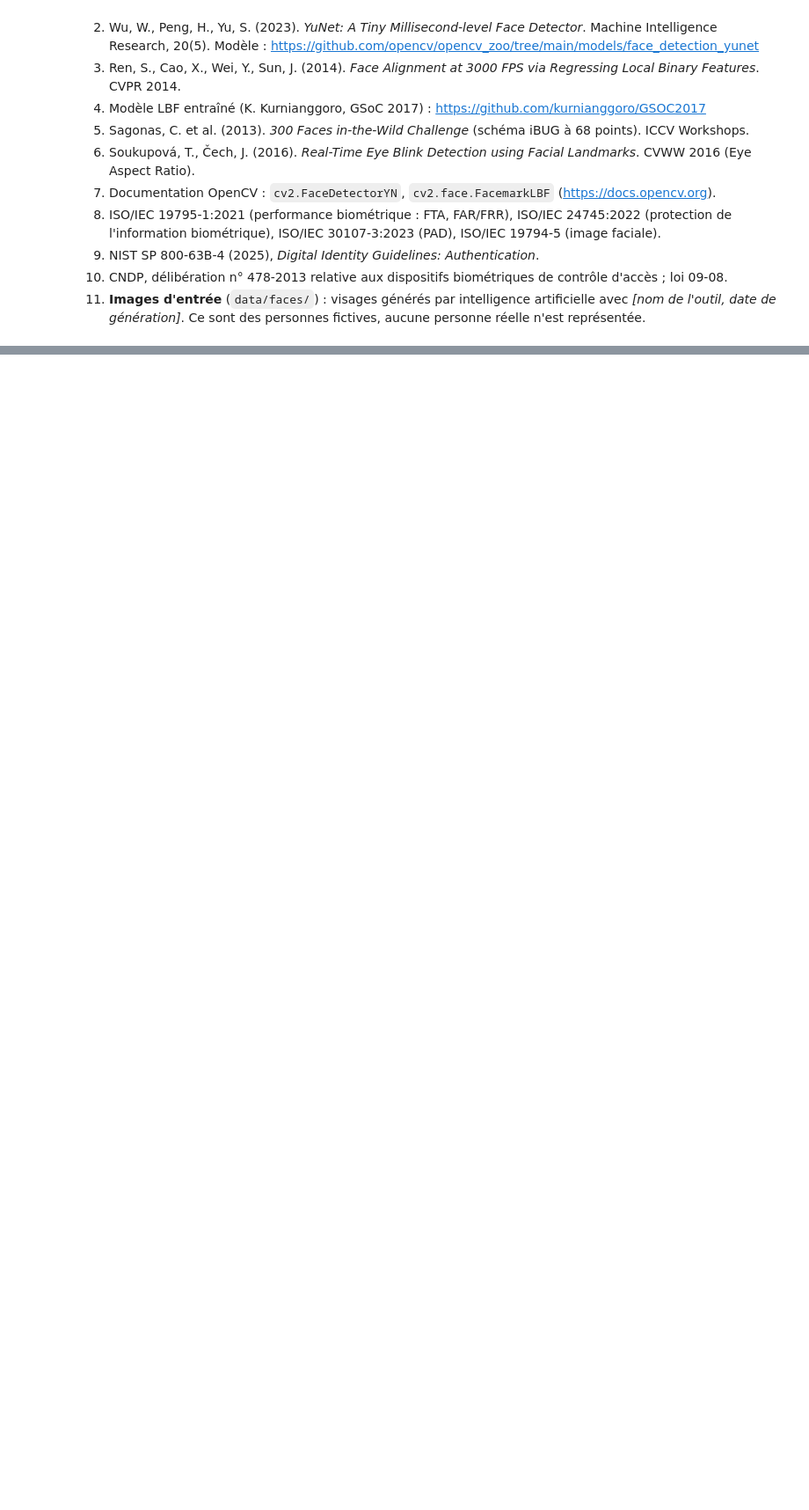
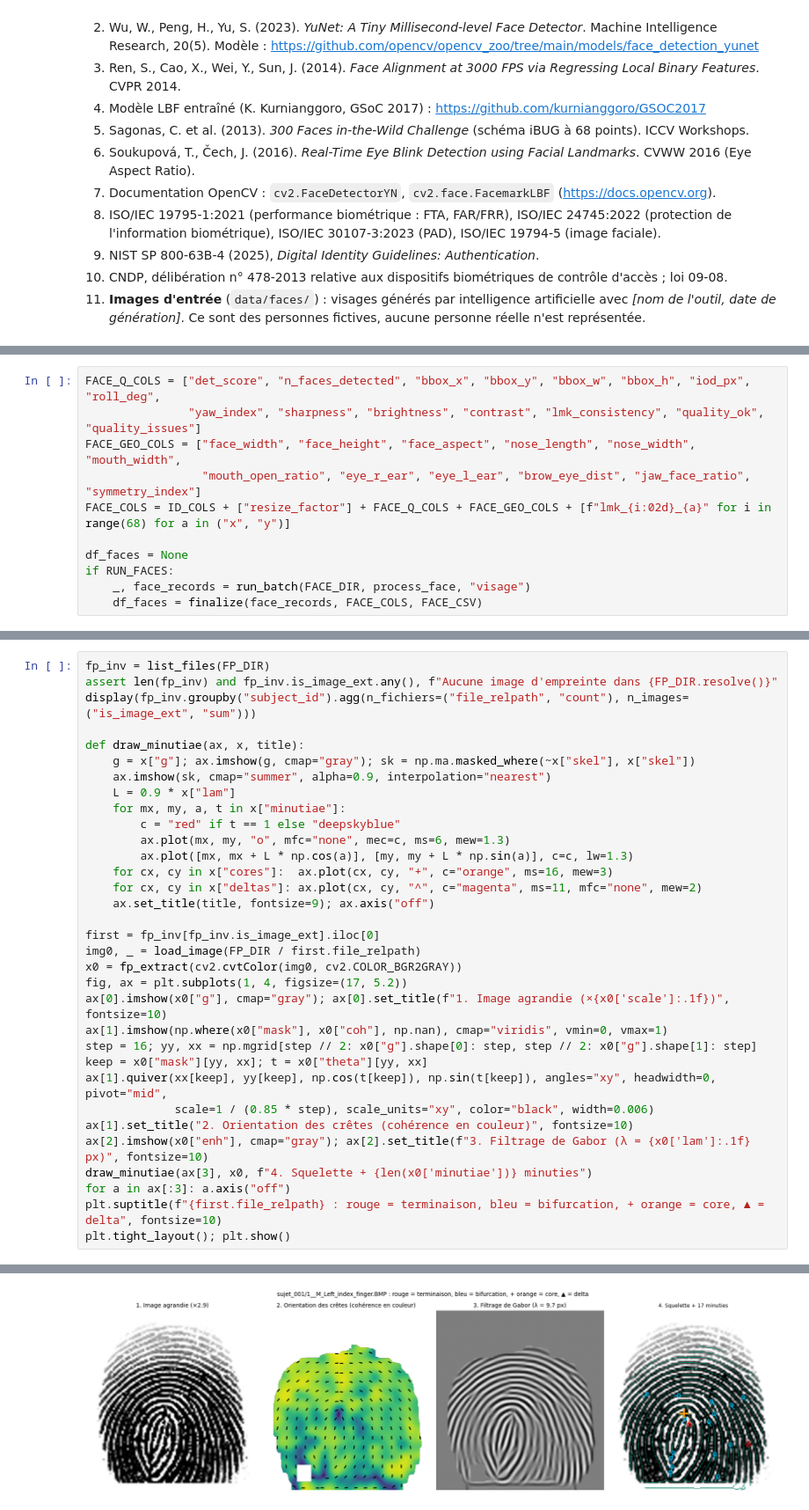
Before and after one commit to zoubeiraouchar13-creator/Facial-Biometric-Landmark-Detection-Feature-Extraction, a Jupyter notebook: tp2_biometrie_v1.0.0.ipynb, the cells around one changed output, grey strips where cells are left out. Shown at 88% size. Saved outputs shown, nothing was run; the diff lists cells and outputs as text; blank space fills up the shorter version.

```diff
--- a/tp2_biometrie_v1.0.0.ipynb
+++ b/tp2_biometrie_v1.0.0.ipynb
@@ -863,0 +1445,11 @@ Le pipeline parcourt automatiquement les dossiers, traite chaque fichier sans s'
+# %%
+FACE_Q_COLS = ["det_score", "n_faces_detected", "bbox_x", "bbox_y", "bbox_w", "bbox_h", "iod_px", "roll_deg",
+               "yaw_index", "sharpness", "brightness", "contrast", "lmk_consistency", "quality_ok", "quality_issues"]
+FACE_GEO_COLS = ["face_width", "face_height", "face_aspect", "nose_length", "nose_width", "mouth_width",
+                 "mouth_open_ratio", "eye_r_ear", "eye_l_ear", "brow_eye_dist", "jaw_face_ratio", "symmetry_index"]
+FACE_COLS = ID_COLS + ["resize_factor"] + FACE_Q_COLS + FACE_GEO_COLS + [f"lmk_{i:02d}_{a}" for i in range(68) for a in ("x", "y")]
+
+df_faces = None
+if RUN_FACES:
+    _, face_records = run_batch(FACE_DIR, process_face, "visage")
+    df_faces = finalize(face_records, FACE_COLS, FACE_CSV)
@@ -863,0 +1823,34 @@ Le pipeline parcourt automatiquement les dossiers, traite chaque fichier sans s'
+# %%
+fp_inv = list_files(FP_DIR)
+assert len(fp_inv) and fp_inv.is_image_ext.any(), f"Aucune image d'empreinte dans {FP_DIR.resolve()}"
+display(fp_inv.groupby("subject_id").agg(n_fichiers=("file_relpath", "count"), n_images=("is_image_ext", "sum")))
+
+def draw_minutiae(ax, x, title):
+    g = x["g"]; ax.imshow(g, cmap="gray"); sk = np.ma.masked_where(~x["skel"], x["skel"])
+    ax.imshow(sk, cmap="summer", alpha=0.9, interpolation="nearest")
+    L = 0.9 * x["lam"]
+    for mx, my, a, t in x["minutiae"]:
+        c = "red" if t == 1 else "deepskyblue"
+        ax.plot(mx, my, "o", mfc="none", mec=c, ms=6, mew=1.3)
+        ax.plot([mx, mx + L * np.cos(a)], [my, my + L * np.sin(a)], c=c, lw=1.3)
+    for cx, cy in x["cores"]:  ax.plot(cx, cy, "+", c="orange", ms=16, mew=3)
+    for cx, cy in x["deltas"]: ax.plot(cx, cy, "^", c="magenta", ms=11, mfc="none", mew=2)
+    ax.set_title(title, fontsize=9); ax.axis("off")
+
+first = fp_inv[fp_inv.is_image_ext].iloc[0]
+img0, _ = load_image(FP_DIR / first.file_relpath)
+x0 = fp_extract(cv2.cvtColor(img0, cv2.COLOR_BGR2GRAY))
+fig, ax = plt.subplots(1, 4, figsize=(17, 5.2))
+ax[0].imshow(x0["g"], cmap="gray"); ax[0].set_title(f"1. Image agrandie (×{x0['scale']:.1f})", fontsize=10)
+ax[1].imshow(np.where(x0["mask"], x0["coh"], np.nan), cmap="viridis", vmin=0, vmax=1)
+step = 16; yy, xx = np.mgrid[step // 2: x0["g"].shape[0]: step, step // 2: x0["g"].shape[1]: step]
+keep = x0["mask"][yy, xx]; t = x0["theta"][yy, xx]
+ax[1].quiver(xx[keep], yy[keep], np.cos(t[keep]), np.sin(t[keep]), angles="xy", headwidth=0, pivot="mid",
+             scale=1 / (0.85 * step), scale_units="xy", color="black", width=0.006)
+ax[1].set_title("2. Orientation des crêtes (cohérence en couleur)", fontsize=10)
+ax[2].imshow(x0["enh"], cmap="gray"); ax[2].set_title(f"3. Filtrage de Gabor (λ = {x0['lam']:.1f} px)", fontsize=10)
+draw_minutiae(ax[3], x0, f"4. Squelette + {len(x0['minutiae'])} minuties")
+for a in ax[:3]: a.axis("off")
+plt.suptitle(f"{first.file_relpath} : rouge = terminaison, bleu = bifurcation, + orange = core, ▲ = delta", fontsize=10)
+plt.tight_layout(); plt.show()
+# %% [output]
@@ -863,0 +1862 @@ Le pipeline parcourt automatiquement les dossiers, traite chaque fichier sans s'
+[figure, added]
```
Also changed, not shown: parts of 46 cells of this notebook.
